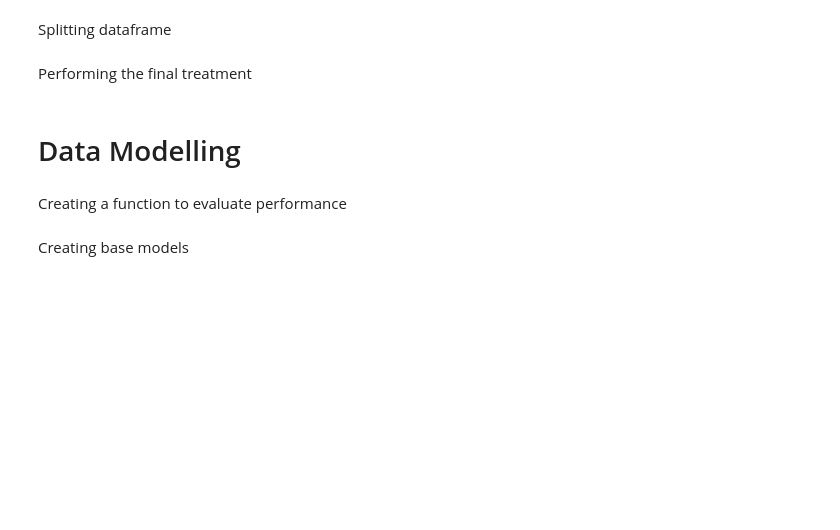
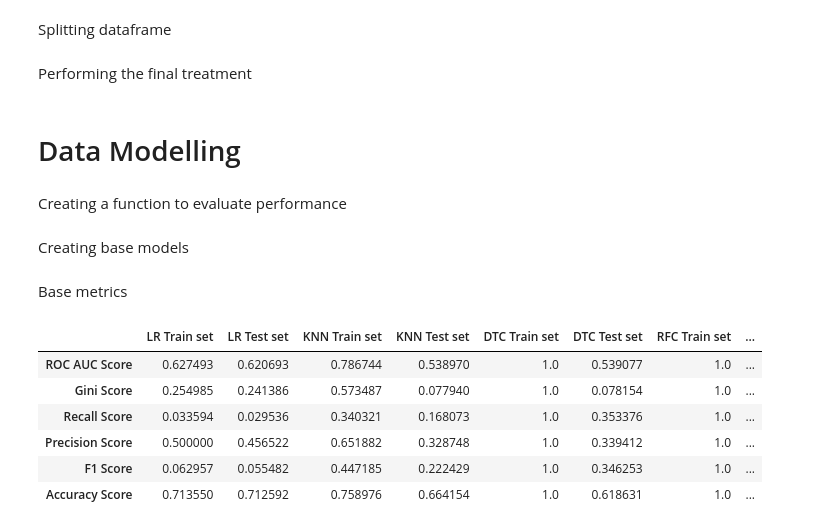
Before and after one commit to JoseGarayar/churn_prediction, a Jupyter notebook: notebook_bruno copy.ipynb, the cells around one changed output. Cells and saved outputs as stored; diff of their text form; code cells hidden in the pictures; blank space fills up the shorter version.

Commit message:
base metrics

```diff
--- a/notebook_bruno copy.ipynb
+++ b/notebook_bruno copy.ipynb
@@ -359,15 +352,15 @@ from xgboost import XGBClassifier
 # classifiers and scaler
 scaler = StandardScaler()
 lr = LogisticRegression(random_state = 24, n_jobs = -1)
-svc = SVC(probability = True, random_state = 24, n_jobs = -1)
+#svc = SVC(probability = True, random_state = 24)
 knn = KNeighborsClassifier(n_jobs = -1)
-dtc = DecisionTreeClassifier(random_state = 24, n_jobs = -1)
-rfc = RandomForestClassifier(random_state = 24, n_jobs = -1)
+dtc = DecisionTreeClassifier(random_state = 24)
+rfc = RandomForestClassifier(random_state = 24)
 xgb = XGBClassifier(random_state = 24, n_jobs = -1)
 
 # declaring pipelines
 lr_pipe = Pipeline([('prep', column_transformer), ('sc', scaler), ('clf', lr)])
-svc_pipe = Pipeline([('prep', column_transformer), ('sc', scaler), ('clf', svc)])
+#svc_pipe = Pipeline([('prep', column_transformer), ('sc', scaler), ('clf', svc)])
 knn_pipe = Pipeline([('prep', column_transformer), ('sc', scaler), ('clf', knn)])
 dtc_pipe = Pipeline([('prep', column_transformer), ('sc', scaler), ('clf', dtc)])
 rfc_pipe = Pipeline([('prep', column_transformer), ('sc', scaler), ('clf', rfc)])
@@ -376,8 +369,36 @@ xgb_pipe = Pipeline([('prep', column_transformer), ('sc', scaler), ('clf', xgb)]
 # fitting pipelines
 with joblib.parallel_backend('dask', scatter = (X_train, y_train)):
     lr_pipe.fit(X_train, y_train)
-    svc_pipe.fit(X_train, y_train)
+    #svc_pipe.fit(X_train, y_train)
     knn_pipe.fit(X_train, y_train)
     dtc_pipe.fit(X_train, y_train)
     rfc_pipe.fit(X_train, y_train)
     xgb_pipe.fit(X_train, y_train)
+# %% [markdown]
+Base metrics
+# %%
+total_metrics = pd.DataFrame()
+
+pipes = [('LR', lr_pipe), ('KNN', knn_pipe), ('DTC', dtc_pipe), ('RFC', rfc_pipe), ('XGB', xgb_pipe)]
+
+for clf_name, clf in pipes:
+    y_train_pred_probs = clf.predict_proba(X_train)[:, 1]
+    y_test_pred_probs = clf.predict_proba(X_test)[:, 1]
+
+    y_train_pred_class = clf.predict(X_train)
+    y_test_pred_class = clf.predict(X_test)
+
+    result = evaluation_metric(clf_name, y_train_pred_probs, y_test_pred_probs,
+                                y_train, y_train_pred_class, y_test, y_test_pred_class)
+
+    total_metrics = pd.concat([total_metrics, result], axis = 1)
+
+total_metrics
+# %% [output]
+|  | LR Train set | LR Test set | KNN Train set | KNN Test set | DTC Train set | DTC Test set | RFC Train set | ... |
+| ROC AUC Score | 0.627493 | 0.620693 | 0.786744 | 0.538970 | 1.0 | 0.539077 | 1.0 | ... |
+| Gini Score | 0.254985 | 0.241386 | 0.573487 | 0.077940 | 1.0 | 0.078154 | 1.0 | ... |
+| Recall Score | 0.033594 | 0.029536 | 0.340321 | 0.168073 | 1.0 | 0.353376 | 1.0 | ... |
+| Precision Score | 0.500000 | 0.456522 | 0.651882 | 0.328748 | 1.0 | 0.339412 | 1.0 | ... |
+| F1 Score | 0.062957 | 0.055482 | 0.447185 | 0.222429 | 1.0 | 0.346253 | 1.0 | ... |
+| Accuracy Score | 0.713550 | 0.712592 | 0.758976 | 0.664154 | 1.0 | 0.618631 | 1.0 | ... |
```
Also changed, not shown: parts of 2 cells of this notebook.
